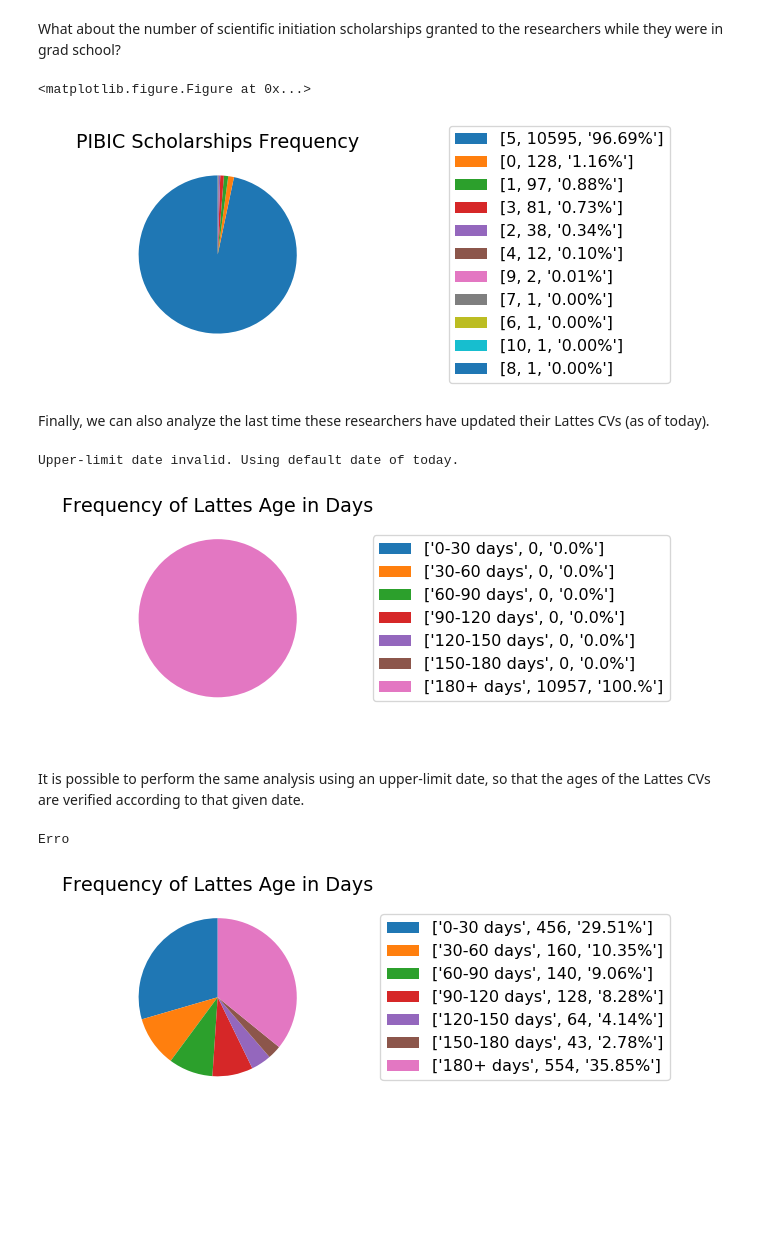
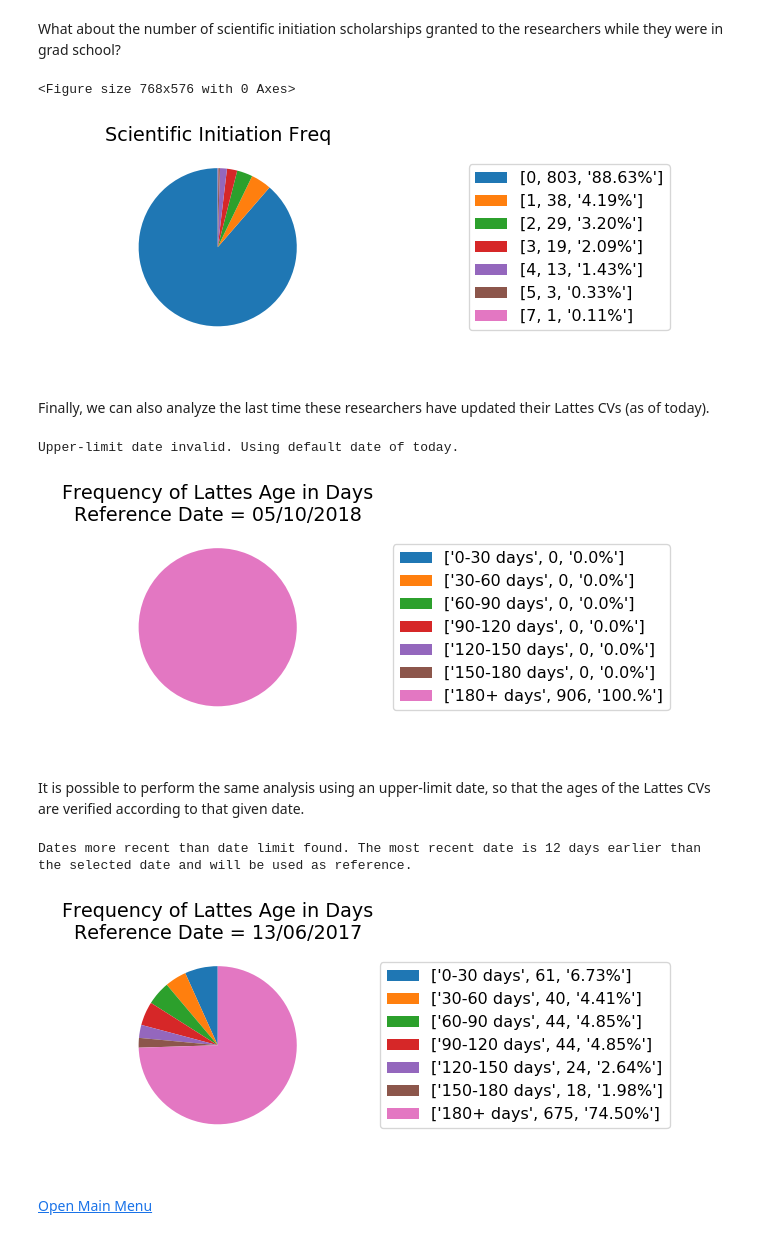
Before and after one commit to santanasan/LattesLab, a Jupyter notebook: notebooks/metadata_EN.ipynb, the cells around one changed output. Saved outputs shown, nothing was run; the diff lists cells and outputs as text; code cells hidden in the pictures; blank space fills up the shorter version.

Commit message:
General improvement of figures
Most figures are now more descriptive, with labels in their axes. Legends were set in better positions, improving readability.

```diff
--- a/notebooks/metadata_EN.ipynb
+++ b/notebooks/metadata_EN.ipynb
@@ -8,7 +8,8 @@ import LattesLab as ll
 # %% [markdown]
 Now, the address of the folder containing the Lattes CVs is passed to the variable "folder".
 # %%
-folder = "D:\\thiag\\Documents\\INPE\\Research\\Datasets\\DoutoresEngenharias\\Eng2\\"
+#folder = "D:\\thiag\\Documents\\INPE\\Research\\Datasets\\DoutoresEngenharias\\Eng2\\"
+folder = "D:\\thiag\\Documents\\INPE\\Research\\Datasets\\PIBIC"
 # %% [markdown]
 The function get_dataframe_from_folder creates a dataframe from those Lattes CVs on the folder. The second parameter (either True or False) decides if this dataframe will be saved to a csv file for later use.
 # %%
@@ -82,21 +83,23 @@ chartdata, fig1 = ll.get_freq_pie_chart(metadataframe.nacionalidade, "Nationalit
 # %% [markdown]
 What about the number of scientific initiation scholarships granted to the researchers while they were in grad school?
 # %%
-chartdata2, fig2 = ll.get_freq_pie_chart(metadataframe.quantasVezesPIBIC, "PIBIC Scholarships Frequency")
+chartdata2, fig2 = ll.get_freq_pie_chart(metadataframe.quantasVezesPIBIC, "Scientific Initiation Freq")
 # %% [output]
-<matplotlib.figure.Figure at 0x...>
+<Figure size 768x576 with 0 Axes>
-[figure, old version]
+[figure, new version]
 # %% [markdown]
 Finally, we can also analyze the last time these researchers have updated their Lattes CVs (as of today).
 # %%
 chartdata3, fig3 = ll.get_ctgrs_pie_chart(metadataframe.atualizado,"Frequency of Lattes Age in Days")
 # %% [output]
 Upper-limit date invalid. Using default date of today.
-[figure, old version]
+[figure, new version]
 # %% [markdown]
 It is possible to perform the same analysis using an upper-limit date, so that the ages of the Lattes CVs are verified according to that given date.
 # %%
 chartdata4, fig4 = ll.get_ctgrs_pie_chart(metadataframe.atualizado,"Frequency of Lattes Age in Days", '01062017')
 # %% [output]
-Erro
+Dates more recent than date limit found. The most recent date is 12 days earlier than the selected date and will be used as reference.
-[figure, old version]
+[figure, new version]
+# %% [markdown]
+[Open Main Menu](start_EN.ipynb)
```
Also changed, not shown: parts of 5 cells of this notebook, 34 other files.
